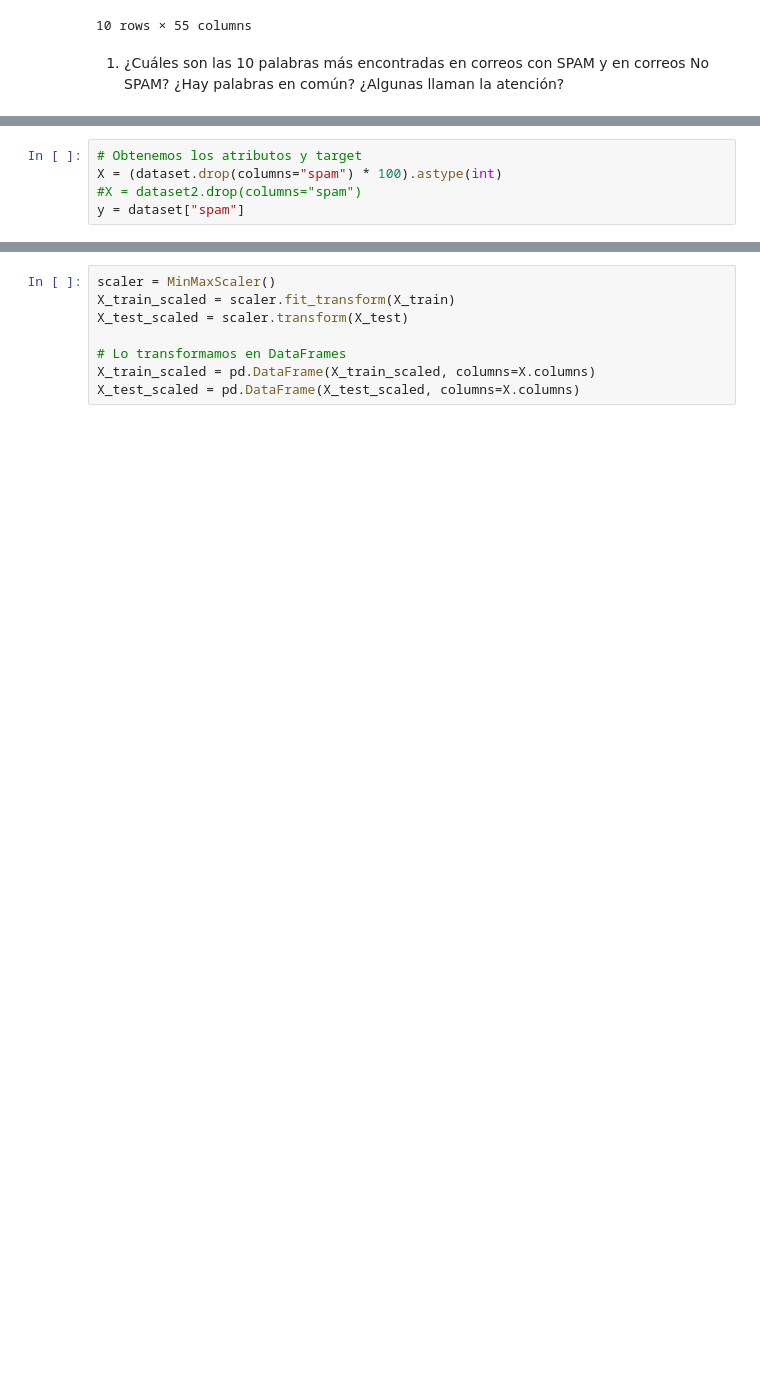
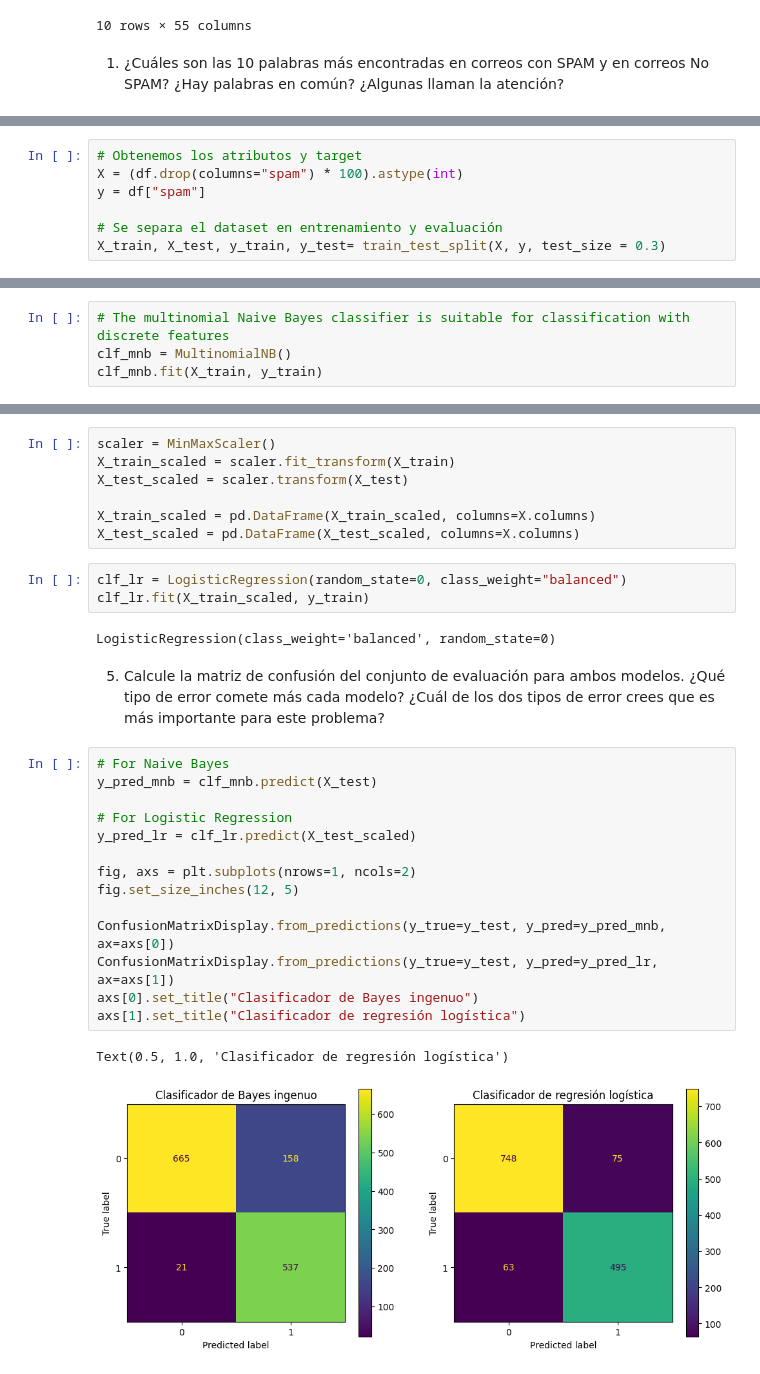
Before and after one commit to gonzafernan/ceia-iia, a Jupyter notebook: spam_detection/spam_detection.ipynb, the cells around one changed output, grey strips where cells are left out. Drawn from its saved outputs; the diff is of its cells as text; blank space fills up the shorter version.

Commit message:
Add spam detector deliverable

```diff
--- a/spam_detection/spam_detection.ipynb
+++ b/spam_detection/spam_detection.ipynb
@@ -78,5 +72,7 @@ Y despues se pueden combinar las columnas en usando [pd.melt](https://pandas.pyd
 # %%
 # Obtenemos los atributos y target
-X = (dataset.drop(columns="spam") * 100).astype(int)
-#X = dataset2.drop(columns="spam")
-y = dataset["spam"]
+X = (df.drop(columns="spam") * 100).astype(int)
+y = df["spam"]
+
+# Se separa el dataset en entrenamiento y evaluación
+X_train, X_test, y_train, y_test= train_test_split(X, y, test_size = 0.3)
@@ -88,0 +81,4 @@ Escalamos para aplicar en regresión logística
+# %%
+# The multinomial Naive Bayes classifier is suitable for classification with discrete features
+clf_mnb = MultinomialNB()
+clf_mnb.fit(X_train, y_train)
@@ -91,6 +91,29 @@ scaler = MinMaxScaler()
 X_train_scaled = scaler.fit_transform(X_train)
 X_test_scaled = scaler.transform(X_test)
 
-# Lo transformamos en DataFrames
 X_train_scaled = pd.DataFrame(X_train_scaled, columns=X.columns)
 X_test_scaled = pd.DataFrame(X_test_scaled, columns=X.columns)
+# %%
+clf_lr = LogisticRegression(random_state=0, class_weight="balanced")
+clf_lr.fit(X_train_scaled, y_train)
+# %% [output]
+LogisticRegression(class_weight='balanced', random_state=0)
+# %% [markdown]
+5. Calcule la matriz de confusión del conjunto de evaluación para ambos modelos. ¿Qué tipo de error comete más cada modelo? ¿Cuál de los dos tipos de error crees que es más importante para este problema?
+# %%
+# For Naive Bayes
+y_pred_mnb = clf_mnb.predict(X_test)
+
+# For Logistic Regression
+y_pred_lr = clf_lr.predict(X_test_scaled)
+
+fig, axs = plt.subplots(nrows=1, ncols=2)
+fig.set_size_inches(12, 5)
+
+ConfusionMatrixDisplay.from_predictions(y_true=y_test, y_pred=y_pred_mnb, ax=axs[0])
+ConfusionMatrixDisplay.from_predictions(y_true=y_test, y_pred=y_pred_lr, ax=axs[1])
+axs[0].set_title("Clasificador de Bayes ingenuo")
+axs[1].set_title("Clasificador de regresión logística")
+# %% [output]
+Text(0.5, 1.0, 'Clasificador de regresión logística')
+[figure, added]
```
Also changed, not shown: parts of 17 cells of this notebook, 1 other file.
